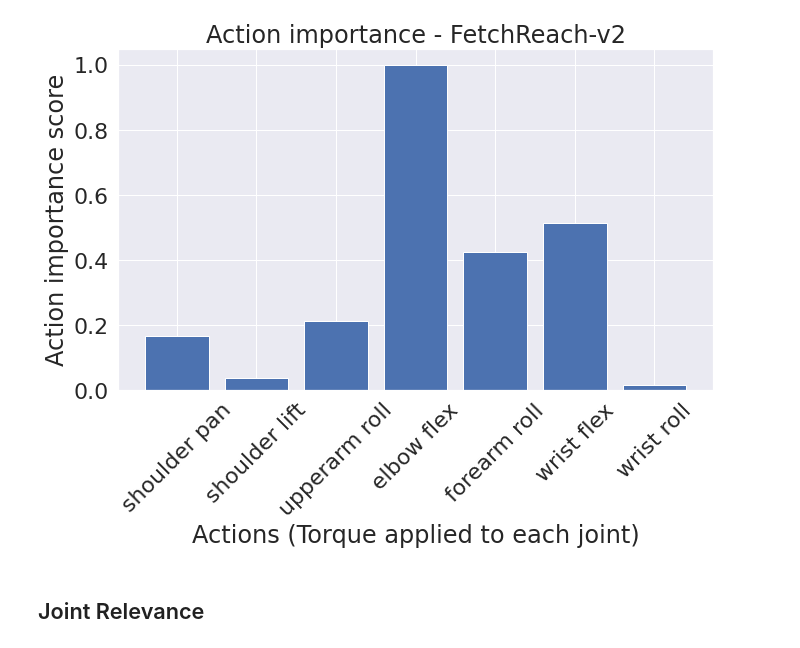
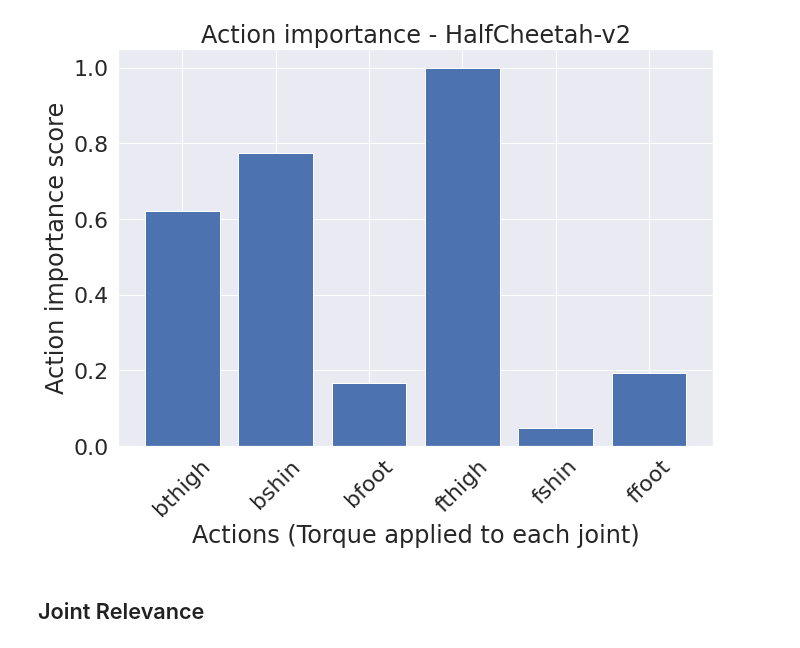
Before and after one commit to MehranTaghian/SAC_GCN, a Jupyter notebook: evaulate.ipynb, the cells around one changed output. Cells and saved outputs as stored; diff of their text form; code cells hidden in the pictures.

```diff
--- a/evaulate.ipynb
+++ b/evaulate.ipynb
@@ -12,10 +12,10 @@ import matplotlib.pyplot as plt
 import seaborn as sns
 import matplotlib.style as style
 # %%
-# env_name = 'HalfCheetah-v2'
+env_name = 'HalfCheetah-v2'
 # env_name = 'Walker2d-v2'
 # env_name = 'Hopper-v2'
-env_name = 'FetchReach-v2'
+# env_name = 'FetchReach-v2'
 # %%
 root_path = os.path.join(Path(os.getcwd()), 'Data', env_name)
 exp_path = os.path.join(root_path, 'graph')
@@ -26,7 +26,6 @@ global_relevance = None
 if env_name == 'FetchReach-v2':
     obj_path = os.path.join(exp_path, 'global_relevance.pkl')
     global_relevance = load_object(obj_path)
-    global_relevance = global_relevance.sum(axis=1)[np.newaxis, :]
     edge_relevance = np.delete(edge_relevance, 7, axis=0)
     edge_relevance = np.delete(edge_relevance, 7, axis=0)
 # %%
@@ -111,31 +111,31 @@ plot_joint_action_heatmap(np.abs(avg_edge_rel.T),
 # %%
 # action_rel = np.abs(avg_edge_rel.sum(axis=0)) # half-cheetah, walker-2d
 # action_rel = avg_edge_rel.mean(axis=0)
 # action_rel = np.abs(avg_edge_rel).mean(axis=0)
 
 action_rel = edge_relevance.sum(axis=4).sum(axis=3).sum(axis=2).sum(axis=0) #FetchReach-v2, walker2d, halfcheetah(kinda)
 if global_relevance is not None:
-    action_rel += global_relevance.squeeze()
+    action_rel += global_relevance.sum(axis=3).sum(axis=2).sum(axis=1)
 
 action_rel = np.abs(action_rel)
 
 action_rel /= np.max(action_rel)
 
 sns.set_theme()
 sns.set(font_scale=2)
 plt.figure(figsize=(10,8))
 plt.bar(action_labels, action_rel)
 # plt.bar(action_labels, action_rel)
 plt.xlabel('Actions (Torque applied to each joint)')
 plt.ylabel('Action importance score')
 plt.xticks(rotation=45)
 plt.title(f'Action importance - {env_name}')
 plt.tight_layout()
 # plt.savefig(os.path.join(exp_path, 'action_importance.jpg'), dpi=300)
 sns.reset_orig()
 plt.show()
 # %% [output]
-[figure, old version]
+[figure, new version]
 # %% [markdown]
 ## Joint Relevance
 # %% [markdown]
```
Also changed, not shown: parts of 7 cells of this notebook, 1 other file.
